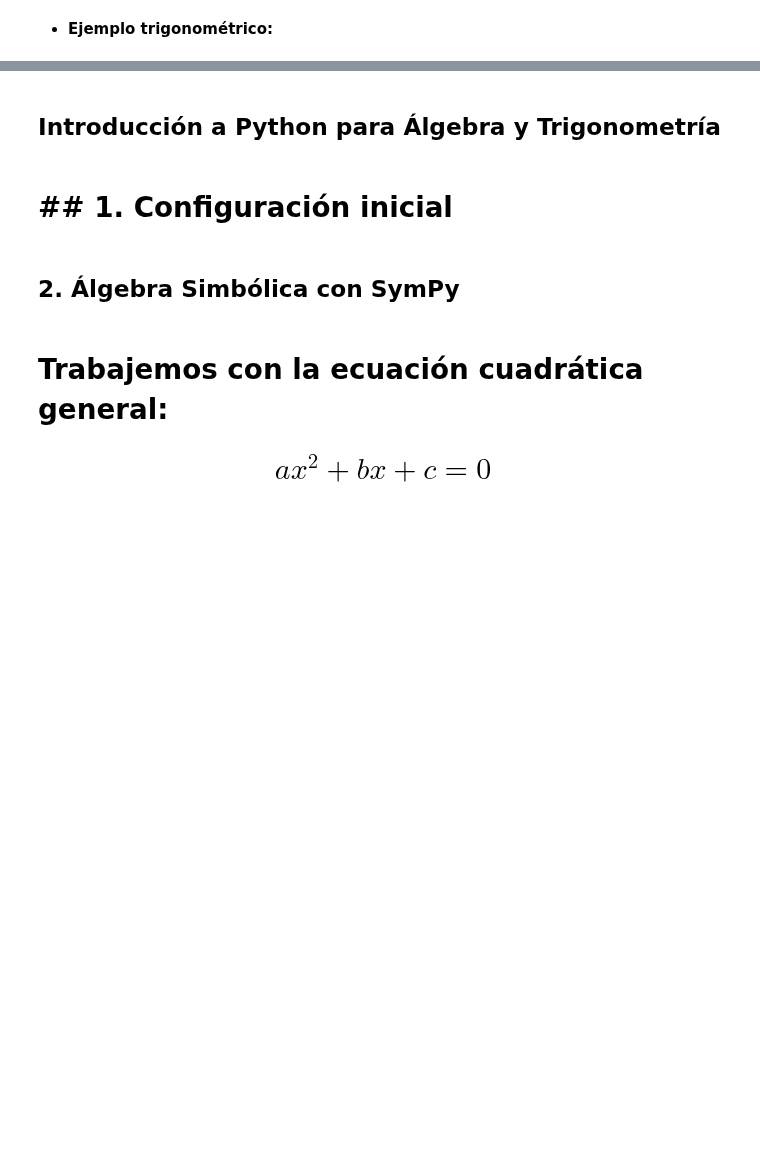
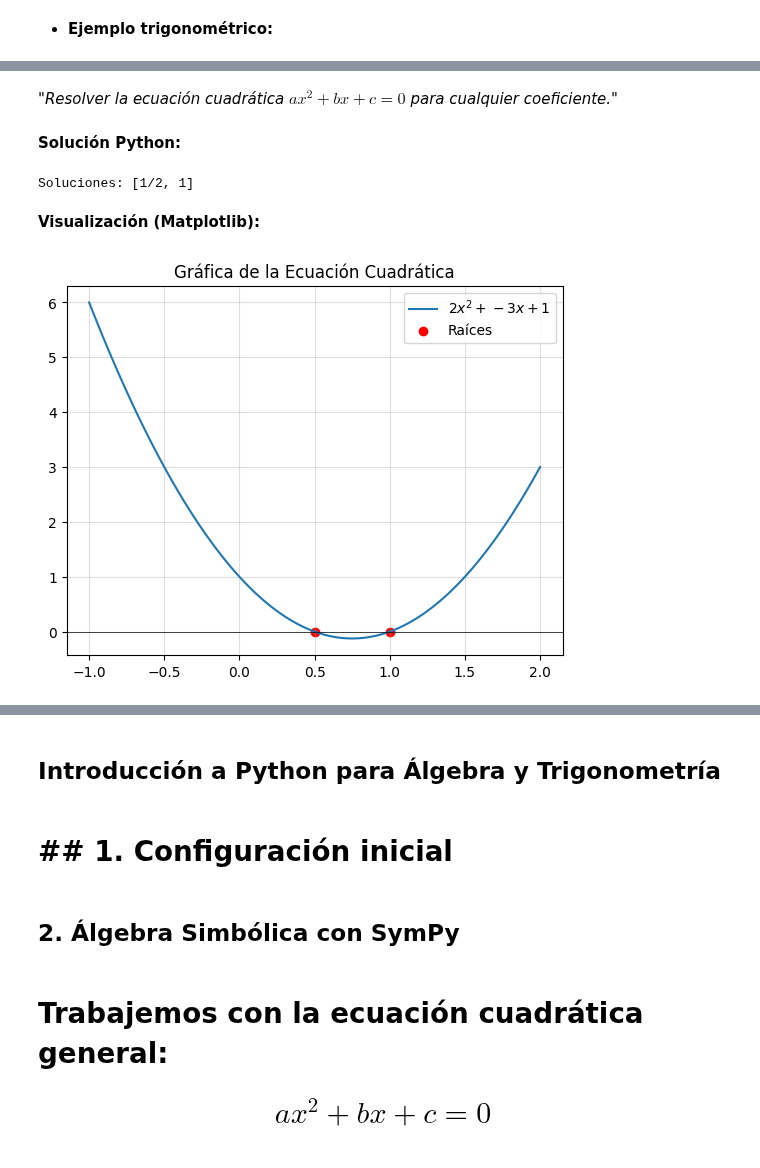
Before and after one commit to marco-canas/algebra_y_trigonometria, a Jupyter notebook: classes/1_IntroductionPythonJupyterNotebooks/1_class_python_for_math/1_intro_python_languaje.ipynb, the cells around one changed output, grey strips where cells are left out. Cells and saved outputs as stored; diff of their text form; code cells hidden in the pictures; blank space fills up the shorter version.

Commit message:
intro python con primer video de apoyo

```diff
--- a/classes/1_IntroductionPythonJupyterNotebooks/1_class_python_for_math/1_intro_python_languaje.ipynb
+++ b/classes/1_IntroductionPythonJupyterNotebooks/1_class_python_for_math/1_intro_python_languaje.ipynb
@@ -398,0 +320,36 @@ Este diseño sigue los lineamientos del programa de la **Universidad de Antioqui
+# %% [markdown]
+
+*"Resolver la ecuación cuadrática $ ax^2 + bx + c = 0 $ para cualquier coeficiente."*
+# %% [markdown]
+
+**Solución Python:**
+# %%
+
+
+# Definir variables simbólicas
+x = sp.symbols('x')
+a, b, c = 2, -3, 1  # Ejemplo: 2x² -3x + 1 = 0
+# %%
+
+# Resolver
+soluciones = sp.solve(a*x**2 + b*x + c, x)
+print(f"Soluciones: {soluciones}")  # Output: [1/2, 1]
+# %% [output]
+Soluciones: [1/2, 1]
+# %% [markdown]
+
+**Visualización (Matplotlib):**
+# %%
+
+x_vals = np.linspace(-1, 2, 100) # crea progresiones aritméticas en función de su premer término, su último término y el número de terminos de la progresión
+y_vals = a*x_vals**2 + b*x_vals + c
+plt.plot(x_vals, y_vals, label=f"${a}x^2 + {b}x + {c}$")
+plt.axhline(0, color='black', linewidth=0.5)
+plt.scatter(soluciones, [0, 0], color='red', label='Raíces')
+plt.legend()
+plt.title("Gráfica de la Ecuación Cuadrática")
+plt.grid(alpha = 0.4)
+plt.savefig(r"C:\Users\marco\Downloads\grafica_de_la_ecuación.jpg")
+plt.show()
+# %% [output]
+[figure, added]
```
Also changed, not shown: parts of 29 cells of this notebook, 4 other files.
